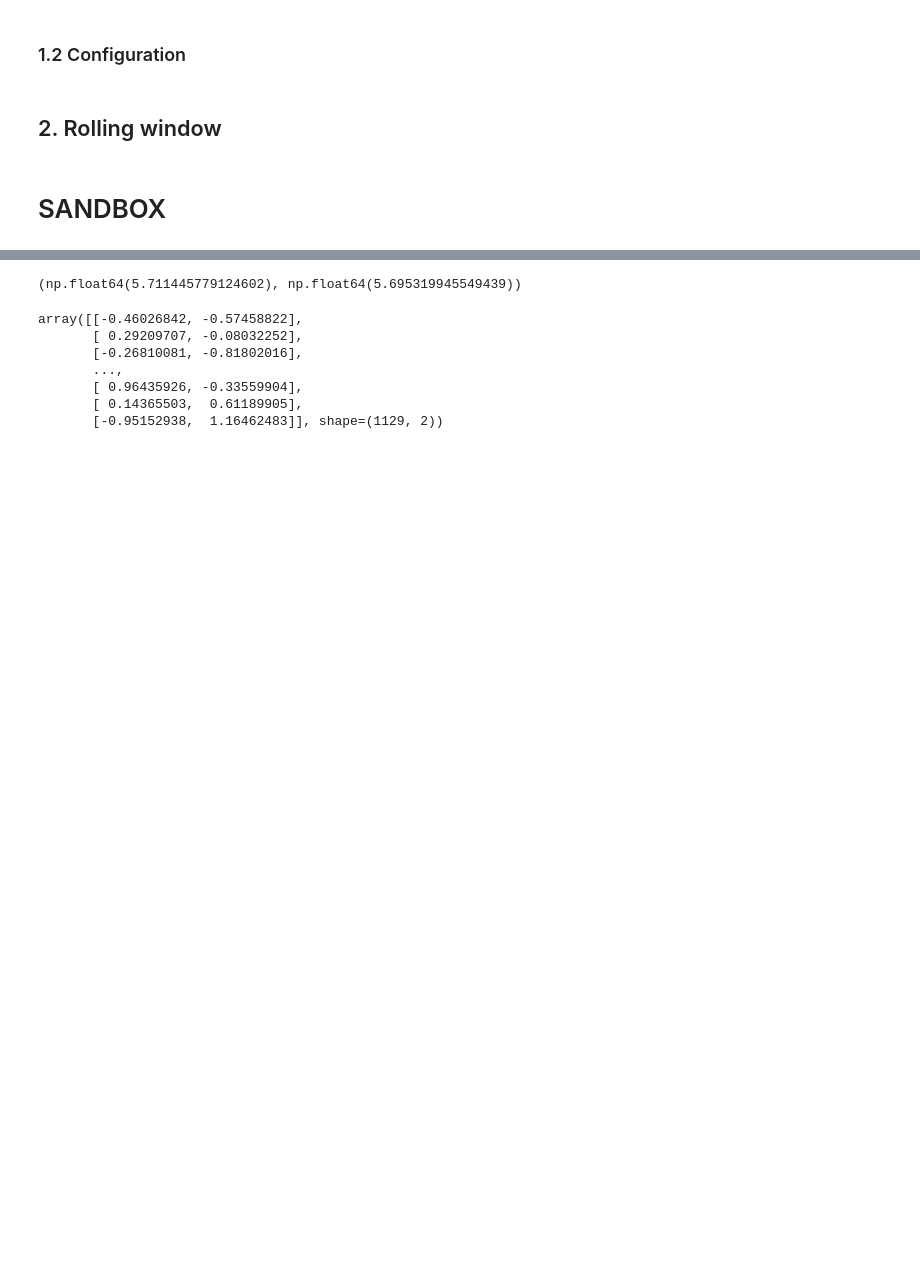
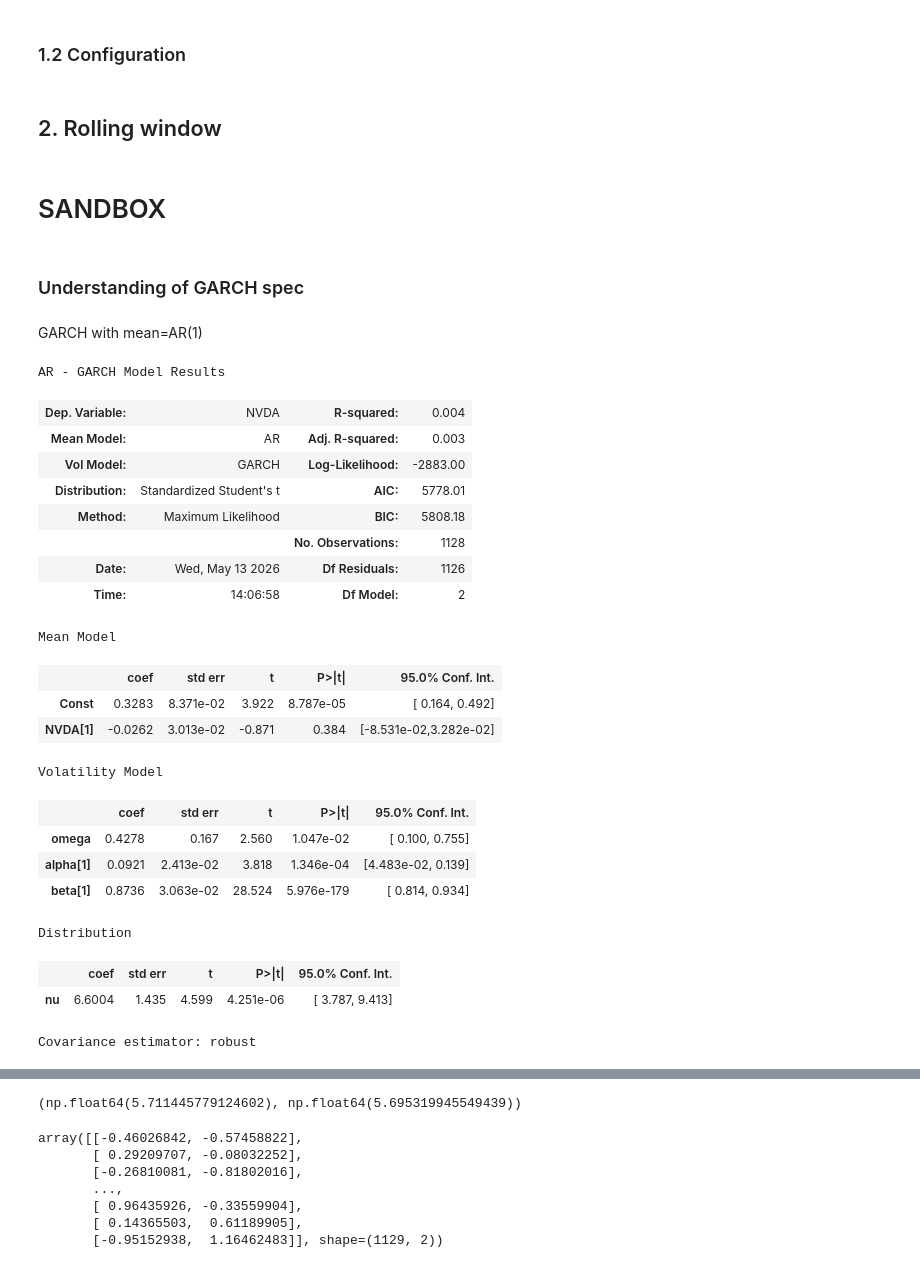
Before and after one commit to andrebraeuer/machinelearning, a Jupyter notebook: SANDBOX_copulagarch.ipynb, the cells around one changed output, grey strips where cells are left out. Drawn from its saved outputs; the diff is of its cells as text; code cells hidden in the pictures; blank space fills up the shorter version.

Commit message:
SANDBOX: Test of GARCH with and withouth mean

```diff
--- a/SANDBOX_copulagarch.ipynb
+++ b/SANDBOX_copulagarch.ipynb
@@ -65,3 +65,43 @@ weights = np.ones(len(TICKERS)) / len(TICKERS)
 ## 2. Rolling window
 # %% [markdown]
 # SANDBOX
+# %% [markdown]
+### Understanding of GARCH spec
+# %%
+def fit_garch(returns, scale=100):
+    """
+    Fit a ARMA(1,1)-GARCH(1,1) model to the returns and return the fitted model.
+    """
+    model = arch_model(returns*scale, mean="AR", lags=1, vol="Garch", p=1, q=1, dist="t") # scale returns for better convergence
+
+    res = model.fit(disp="off", show_warning=False) # disp="off" to suppress output, show_warning=False to ignore convergence warnings
+
+    return res
+# %% [markdown]
+GARCH with mean=AR(1)
+# %%
+res_nvda = fit_garch(returns["NVDA"], scale=SCALE)
+res_nvda.summary()
+# %% [output]
+AR - GARCH Model Results
+| Dep. Variable: | NVDA | R-squared: | 0.004 |
+| Mean Model: | AR | Adj. R-squared: | 0.003 |
+| Vol Model: | GARCH | Log-Likelihood: | -2883.00 |
+| Distribution: | Standardized Student's t | AIC: | 5778.01 |
+| Method: | Maximum Likelihood | BIC: | 5808.18 |
+|  |  | No. Observations: | 1128 |
+| Date: | Wed, May 13 2026 | Df Residuals: | 1126 |
+| Time: | 14:06:58 | Df Model: | 2 |
+Mean Model
+|  | coef | std err | t | P>|t| | 95.0% Conf. Int. |
+| Const | 0.3283 | 8.371e-02 | 3.922 | 8.787e-05 | [ 0.164, 0.492] |
+| NVDA[1] | -0.0262 | 3.013e-02 | -0.871 | 0.384 | [-8.531e-02,3.282e-02] |
+Volatility Model
+|  | coef | std err | t | P>|t| | 95.0% Conf. Int. |
+| omega | 0.4278 | 0.167 | 2.560 | 1.047e-02 | [ 0.100, 0.755] |
+| alpha[1] | 0.0921 | 2.413e-02 | 3.818 | 1.346e-04 | [4.483e-02, 0.139] |
+| beta[1] | 0.8736 | 3.063e-02 | 28.524 | 5.976e-179 | [ 0.814, 0.934] |
+Distribution
+|  | coef | std err | t | P>|t| | 95.0% Conf. Int. |
+| nu | 6.6004 | 1.435 | 4.599 | 4.251e-06 | [ 3.787, 9.413] |
+Covariance estimator: robust
```
Also changed, not shown: parts of 16 cells of this notebook.
